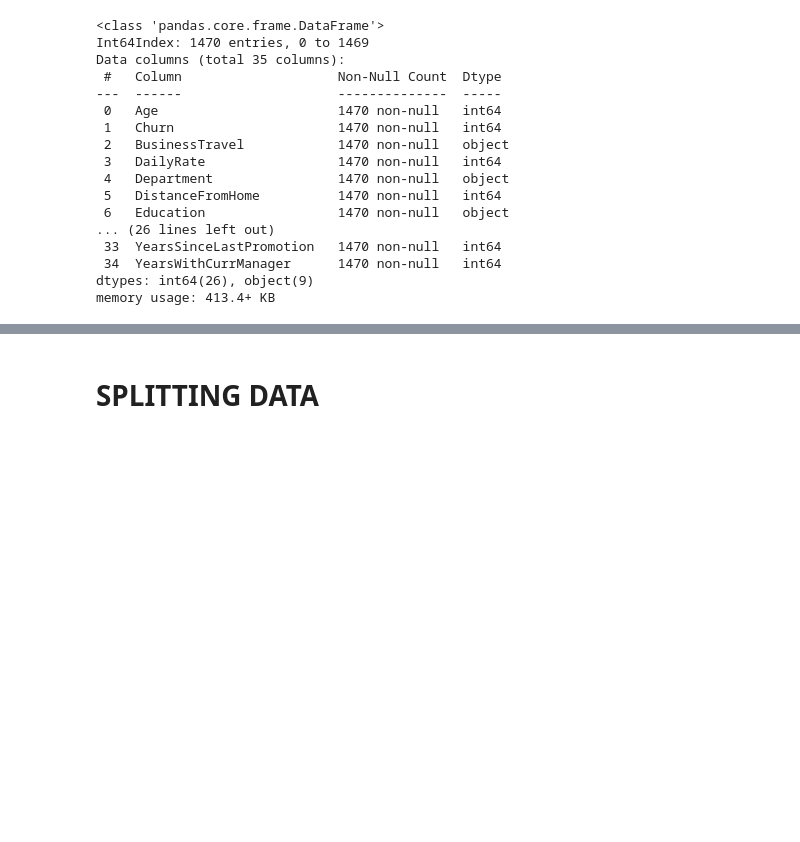
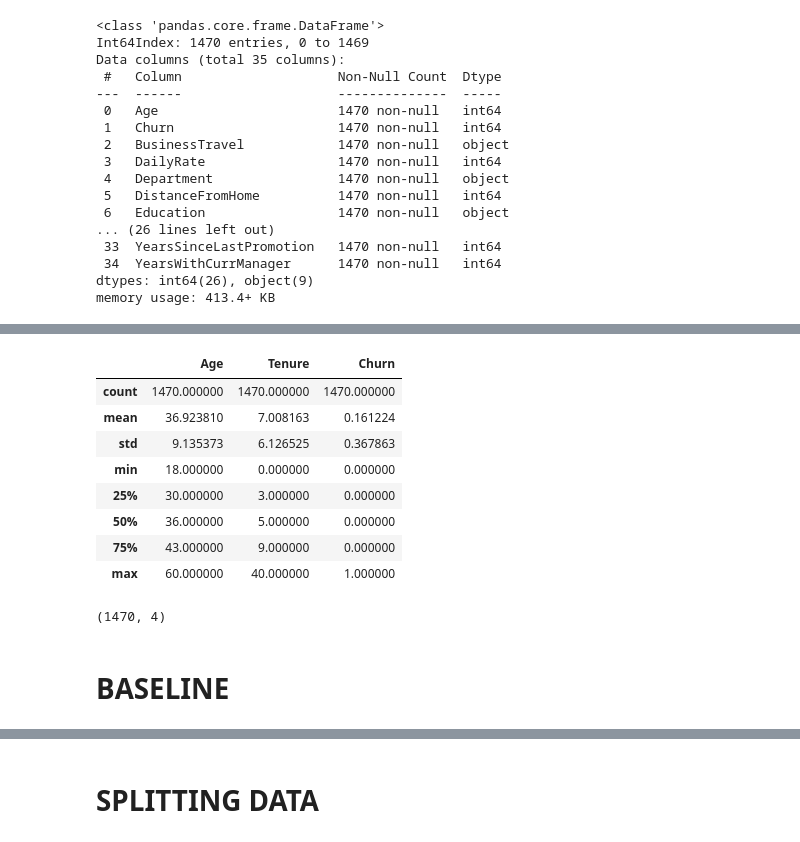
Before and after one commit to Miatta-Sinayoko/Employee-Churn-Prediction, a Jupyter notebook: explore.ipynb, the cells around one changed output, grey strips where cells are left out. Cells and saved outputs as stored; diff of their text form; code cells hidden in the pictures; blank space fills up the shorter version.

```diff
--- a/explore.ipynb
+++ b/explore.ipynb
@@ -317,0 +435,18 @@ memory usage: 413.4+ KB
+# %%
+selected_df.describe()
+# %% [output]
+|  | Age | Tenure | Churn |
+| count | 1470.000000 | 1470.000000 | 1470.000000 |
+| mean | 36.923810 | 7.008163 | 0.161224 |
+| std | 9.135373 | 6.126525 | 0.367863 |
+| min | 18.000000 | 0.000000 | 0.000000 |
+| 25% | 30.000000 | 3.000000 | 0.000000 |
+| 50% | 36.000000 | 5.000000 | 0.000000 |
+| 75% | 43.000000 | 9.000000 | 0.000000 |
+| max | 60.000000 | 40.000000 | 1.000000 |
+# %%
+selected_df.shape
+# %% [output]
+(1470, 4)
+# %% [markdown]
+# BASELINE
```
Also changed, not shown: parts of 14 cells of this notebook.
